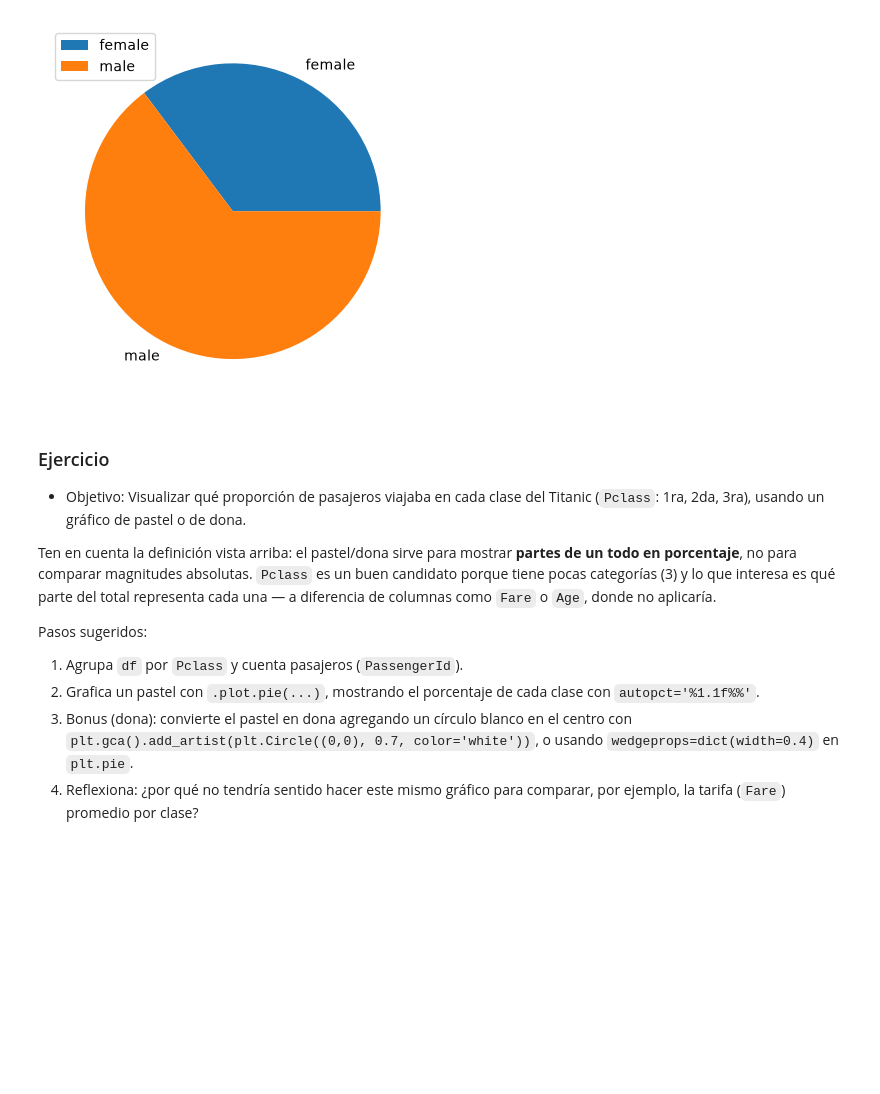
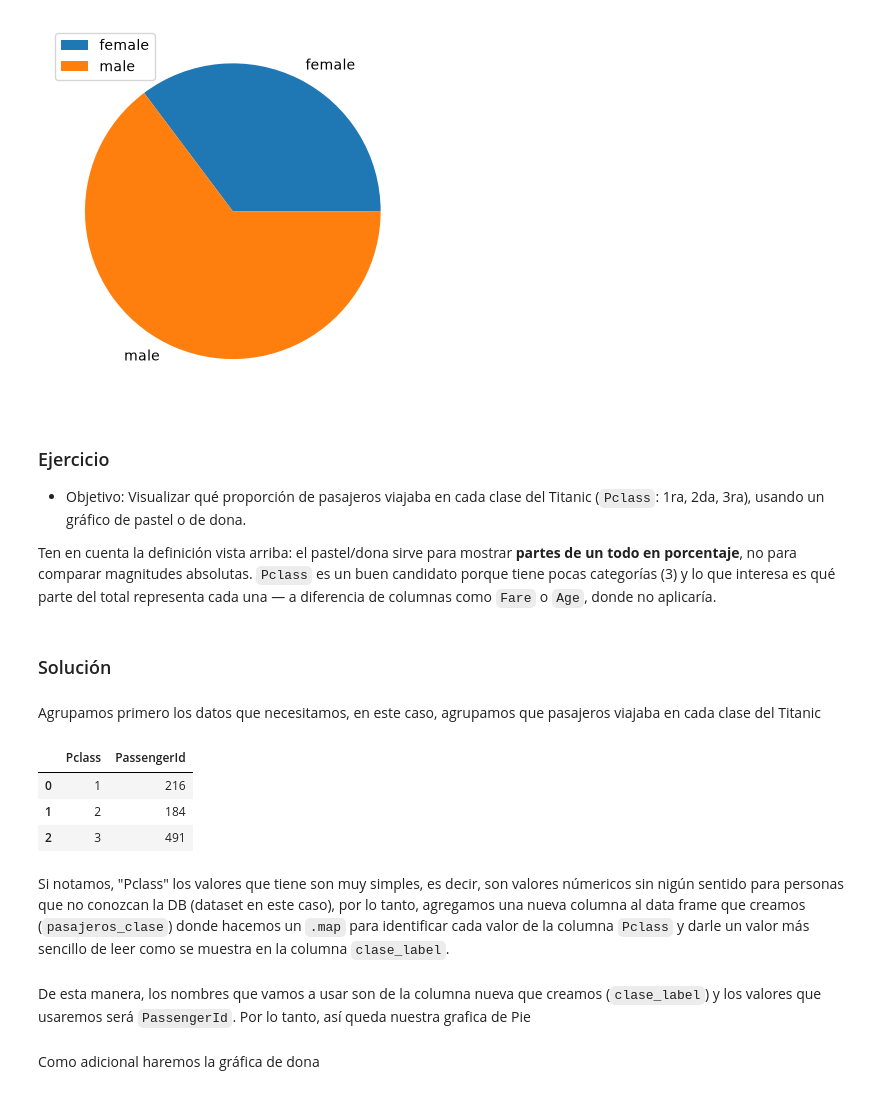
Before and after one commit to Agllpz73/Analisis-de-Datos-Curso, a Jupyter notebook: Visualizaciones/cuaderno_visualizaciones.ipynb, the cells around one changed output. Saved outputs shown, nothing was run; the diff lists cells and outputs as text; code cells hidden in the pictures; blank space fills up the shorter version.

Commit message:
Update: Resolución de ejercicio para grafica de Pie

```diff
--- a/Visualizaciones/cuaderno_visualizaciones.ipynb
+++ b/Visualizaciones/cuaderno_visualizaciones.ipynb
@@ -138,10 +139,19 @@ figura.show()
 * Objetivo: Visualizar qué proporción de pasajeros viajaba en cada clase del Titanic (`Pclass`: 1ra, 2da, 3ra), usando un gráfico de pastel o de dona.
 
 Ten en cuenta la definición vista arriba: el pastel/dona sirve para mostrar **partes de un todo en porcentaje**, no para comparar magnitudes absolutas. `Pclass` es un buen candidato porque tiene pocas categorías (3) y lo que interesa es qué parte del total representa cada una — a diferencia de columnas como `Fare` o `Age`, donde no aplicaría.
-
-Pasos sugeridos:
-
-1. Agrupa `df` por `Pclass` y cuenta pasajeros (`PassengerId`).
-2. Grafica un pastel con `.plot.pie(...)`, mostrando el porcentaje de cada clase con `autopct='%1.1f%%'`.
-3. Bonus (dona): convierte el pastel en dona agregando un círculo blanco en el centro con `plt.gca().add_artist(plt.Circle((0,0), 0.7, color='white'))`, o usando `wedgeprops=dict(width=0.4)` en `plt.pie`.
-4. Reflexiona: ¿por qué no tendría sentido hacer este mismo gráfico para comparar, por ejemplo, la tarifa (`Fare`) promedio por clase?
+# %% [markdown]
+### Solución
+# %% [markdown]
+Agrupamos primero los datos que necesitamos, en este caso, agrupamos que pasajeros viajaba en cada clase del Titanic
+# %%
+pasajeros_clase = df.groupby('Pclass').agg({
+    'PassengerId': 'count'
+}).reset_index()
+pasajeros_clase
+# %% [output]
+|  | Pclass | PassengerId |
+| 0 | 1 | 216 |
+| 1 | 2 | 184 |
+| 2 | 3 | 491 |
+# %% [markdown]
+Si notamos, "Pclass" los valores que tiene son muy simples, es decir, son valores númericos sin nigún sentido para personas que no conozcan la DB (dataset en este caso), por lo tanto, agregamos una nueva columna al data frame que creamos (`pasajeros_clase`) donde hacemos un `.map` para identificar cada valor de la columna `Pclass` y darle un valor más sencillo de leer como se muestra en la columna `clase_label`.
@@ -147,0 +164,2 @@ Pasos sugeridos:
+# %% [markdown]
+De esta manera, los nombres que vamos a usar son de la columna nueva que creamos (`clase_label`) y los valores que usaremos será `PassengerId`. Por lo tanto, así queda nuestra grafica de Pie
@@ -147,0 +175,2 @@ Pasos sugeridos:
+# %% [markdown]
+Como adicional haremos la gráfica de dona
```
Also changed, not shown: parts of 4 cells of this notebook.
